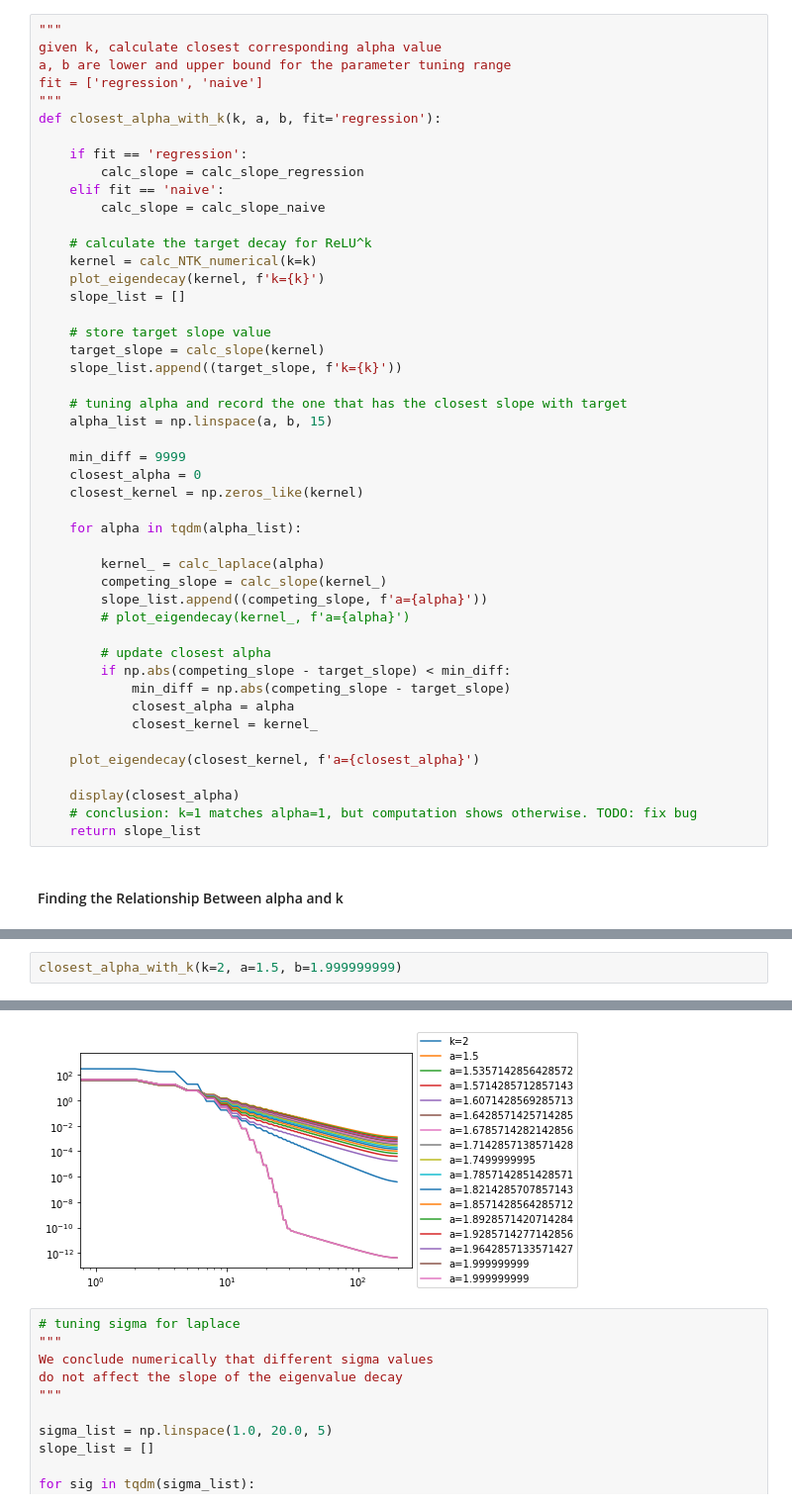
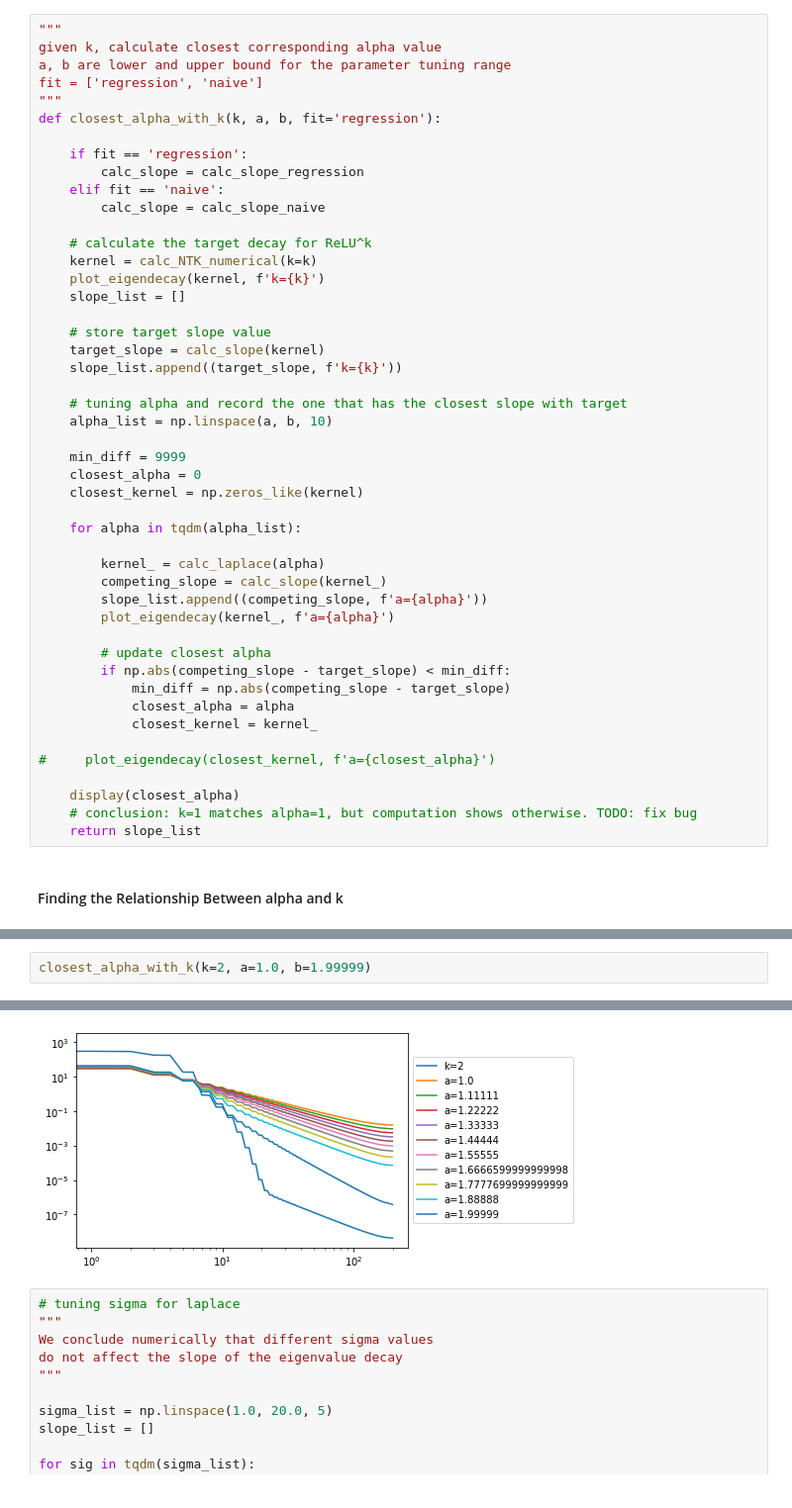
Before and after one commit to genglinliu/NTK-study, a Jupyter notebook: NTK2d_vectorized.ipynb, the cells around one changed output, grey strips where cells are left out. Shown: that part at 99% size. Cells and saved outputs as stored; diff of their text form.

```diff
--- a/NTK2d_vectorized.ipynb
+++ b/NTK2d_vectorized.ipynb
@@ -331,7 +331,7 @@ def closest_alpha_with_k(k, a, b, fit='regression'):
     slope_list.append((target_slope, f'k={k}'))
 
     # tuning alpha and record the one that has the closest slope with target
-    alpha_list = np.linspace(a, b, 15)
+    alpha_list = np.linspace(a, b, 10)
 
     min_diff = 9999
     closest_alpha = 0
@@ -342,7 +342,7 @@ def closest_alpha_with_k(k, a, b, fit='regression'):
         kernel_ = calc_laplace(alpha)
         competing_slope = calc_slope(kernel_)
         slope_list.append((competing_slope, f'a={alpha}'))
-        # plot_eigendecay(kernel_, f'a={alpha}')
+        plot_eigendecay(kernel_, f'a={alpha}')
 
         # update closest alpha
         if np.abs(competing_slope - target_slope) < min_diff:
@@ -350,7 +350,7 @@ def closest_alpha_with_k(k, a, b, fit='regression'):
             closest_alpha = alpha
             closest_kernel = kernel_
 
-    plot_eigendecay(closest_kernel, f'a={closest_alpha}')
+#     plot_eigendecay(closest_kernel, f'a={closest_alpha}')
 
     display(closest_alpha)
     # conclusion: k=1 matches alpha=1, but computation shows otherwise. TODO: fix bug
@@ -381,3 +381,3 @@ closest_alpha_with_k(k=1, a=1.0, b=1.1)
 # %%
-closest_alpha_with_k(k=2, a=1.5, b=1.999999999)
+closest_alpha_with_k(k=2, a=1.0, b=1.99999)
 # %% [output]
@@ -401,4 +396,4 @@ closest_alpha_with_k(k=2, a=1.5, b=1.999999999)
-[figure, old version]
+[figure, new version]
 # %%
 # tuning sigma for laplace
 """
```
Also changed, not shown: parts of 9 cells of this notebook.
